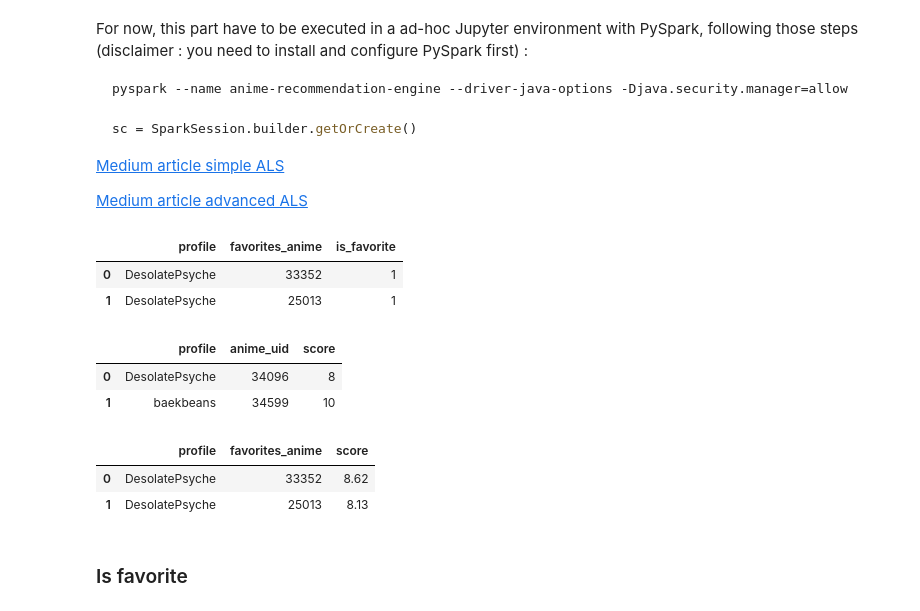
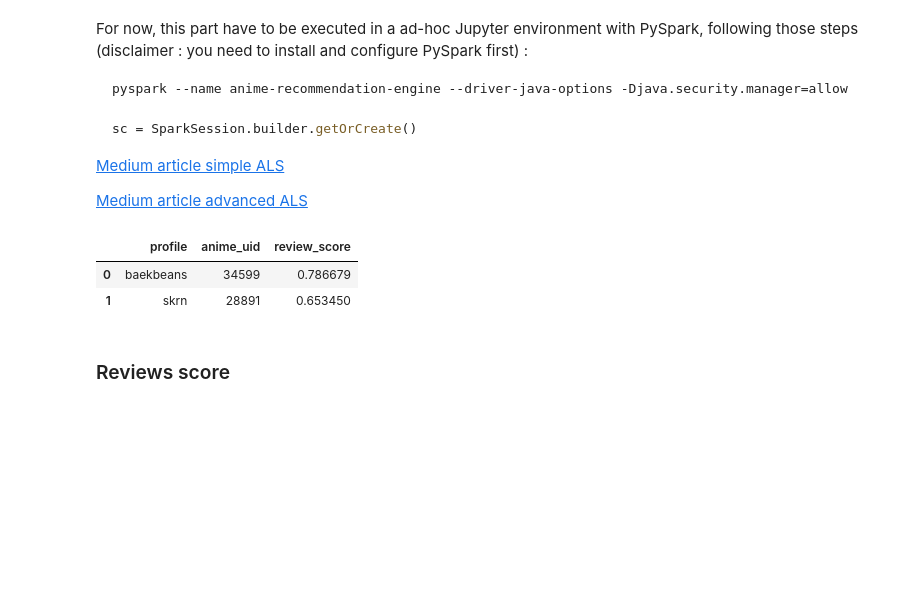
Before and after one commit to qxzjy/anime-recommendation-engine, a Jupyter notebook: notebook/RECO_03.ipynb, the cells around one changed output. Drawn from its saved outputs; the diff is of its cells as text; code cells hidden in the pictures; blank space fills up the shorter version.

```diff
--- a/notebook/RECO_03.ipynb
+++ b/notebook/RECO_03.ipynb
@@ -112,23 +108,13 @@ from pyspark.ml.tuning import ParamGridBuilder, CrossValidator
 # %%
 sc = SparkSession.builder.getOrCreate()
 # %%
-df_als_is_favorite = pd.read_csv("../data/als_is_favorite.csv")
-df_als_reviews_score = pd.read_csv("../data/als_reviews_score.csv")
-df_als_favorite_score = pd.read_csv("../data/als_favorite_score.csv")
+df_als_reviews_score = pd.read_csv("../data/als_reviews_score_50.csv")
 
-display(df_als_is_favorite.head(2)) # (216695, 3)
 display(df_als_reviews_score.head(2)) # (130519, 3)
-display(df_als_favorite_score.head(2)) # (216188, 3)
 # %% [output]
-|  | profile | favorites_anime | is_favorite |
-| 0 | DesolatePsyche | 33352 | 1 |
-| 1 | DesolatePsyche | 25013 | 1 |
+|  | profile | anime_uid | review_score |
+| 0 | baekbeans | 34599 | 0.786679 |
+| 1 | skrn | 28891 | 0.653450 |
-|  | profile | anime_uid | score |
-| 0 | DesolatePsyche | 34096 | 8 |
-| 1 | baekbeans | 34599 | 10 |
-|  | profile | favorites_anime | score |
-| 0 | DesolatePsyche | 33352 | 8.62 |
-| 1 | DesolatePsyche | 25013 | 8.13 |
 # %%
 def pyspark_df_with_train_test_split(df, test_size, user_col, item_col, rating_col) :
 
@@ -216,6 +213,6 @@ def create_predictions_pandas_dataframe(model, df_spark, user_col, item_col, rat
     df_recommendations = df_recommendations[item_col].groupby([df_recommendations[user_col]]).apply(list).reset_index()
 
     return df_recommendations
-# %% [markdown]
-### Is favorite
+# %% [markdown]
+### Reviews score
 # %%
```
Also changed, not shown: parts of 41 cells of this notebook, 1 other file.
